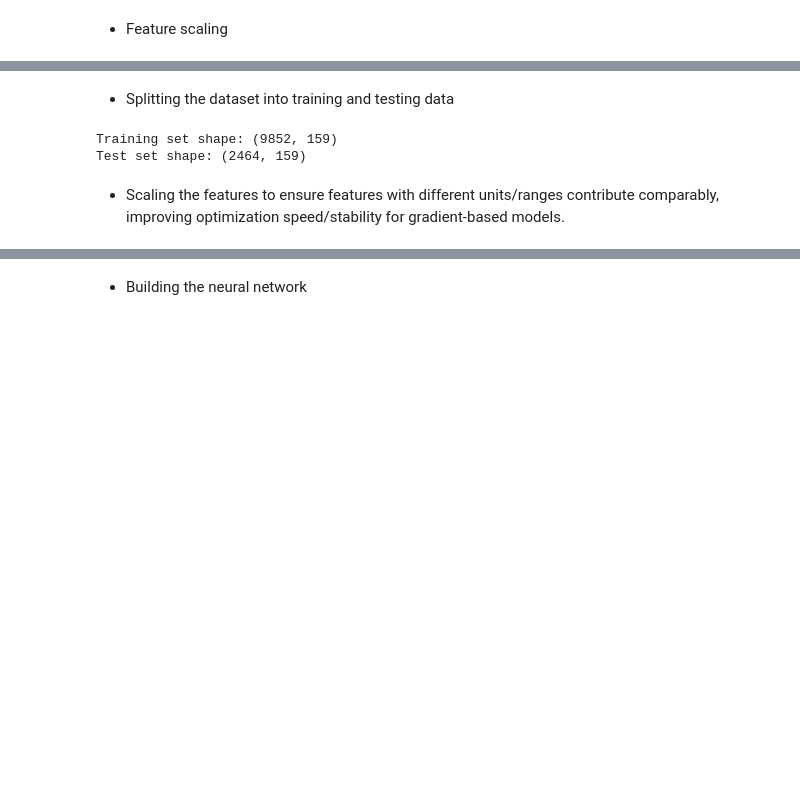
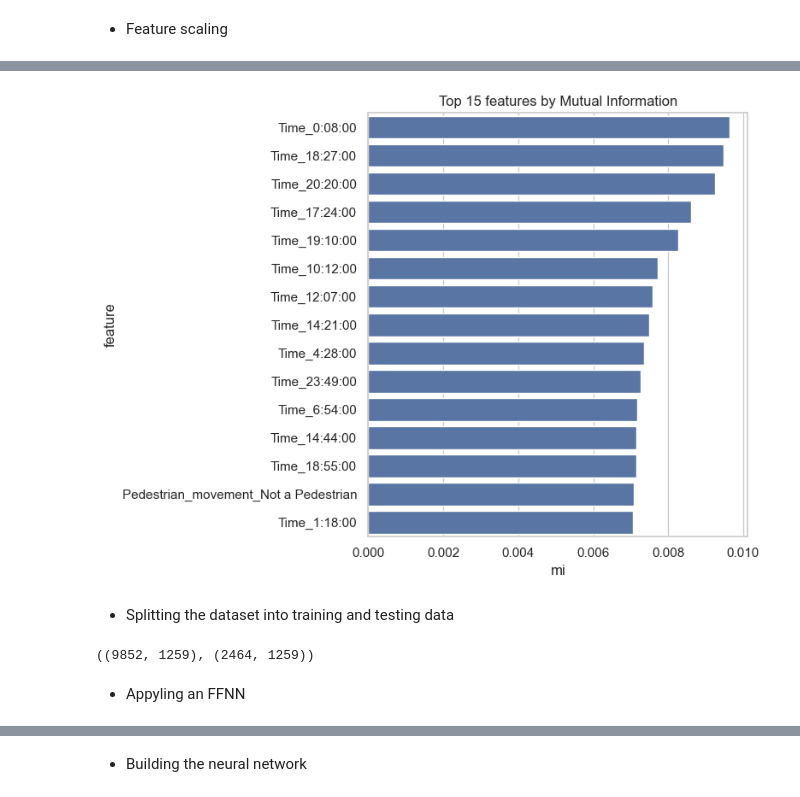
Before and after one commit to Agumekenneth/AI-Exam-Project, a Jupyter notebook: Exam project/exam.ipynb, the cells around one changed output, grey strips where cells are left out. Saved outputs shown, nothing was run; the diff lists cells and outputs as text; code cells hidden in the pictures; blank space fills up the shorter version.

```diff
--- a/Exam project/exam.ipynb
+++ b/Exam project/exam.ipynb
@@ -233,12 +251,17 @@ mi_df.head(20)
+# %%
+#  plot for top MI features
+top_n = 15
+plt.figure(figsize=(8,6))
+sns.barplot(x='mi', y='feature', data=mi_df.head(top_n))
+plt.title(f"Top {top_n} features by Mutual Information")
+plt.tight_layout()
+plt.show()
+# %% [output]
+[figure, added]
 # %% [markdown]
 - Splitting the dataset into training and testing data
 # %%
-X_train, X_test, y_train, y_test = train_test_split(
-    X, y, test_size=0.2, random_state=42, stratify=y)
-print("Training set shape:", X_train.shape)
-print("Test set shape:", X_test.shape)
+X_train, X_test, y_train, y_test = train_test_split(X_scaled, y.values, test_size=0.2, random_state=42, stratify=y)
+X_train.shape, X_test.shape
 # %% [output]
-Training set shape: (9852, 159)
-Test set shape: (2464, 159)
+((9852, 1259), (2464, 1259))
-# %% [markdown]
-- Scaling the features  to ensure features with different units/ranges contribute comparably, improving optimization speed/stability for gradient-based models.
@@ -248,0 +268,2 @@ X_test = scaler.transform(X_test)
+# %% [markdown]
+- Appyling an FFNN
```
Also changed, not shown: parts of 4 cells of this notebook.
